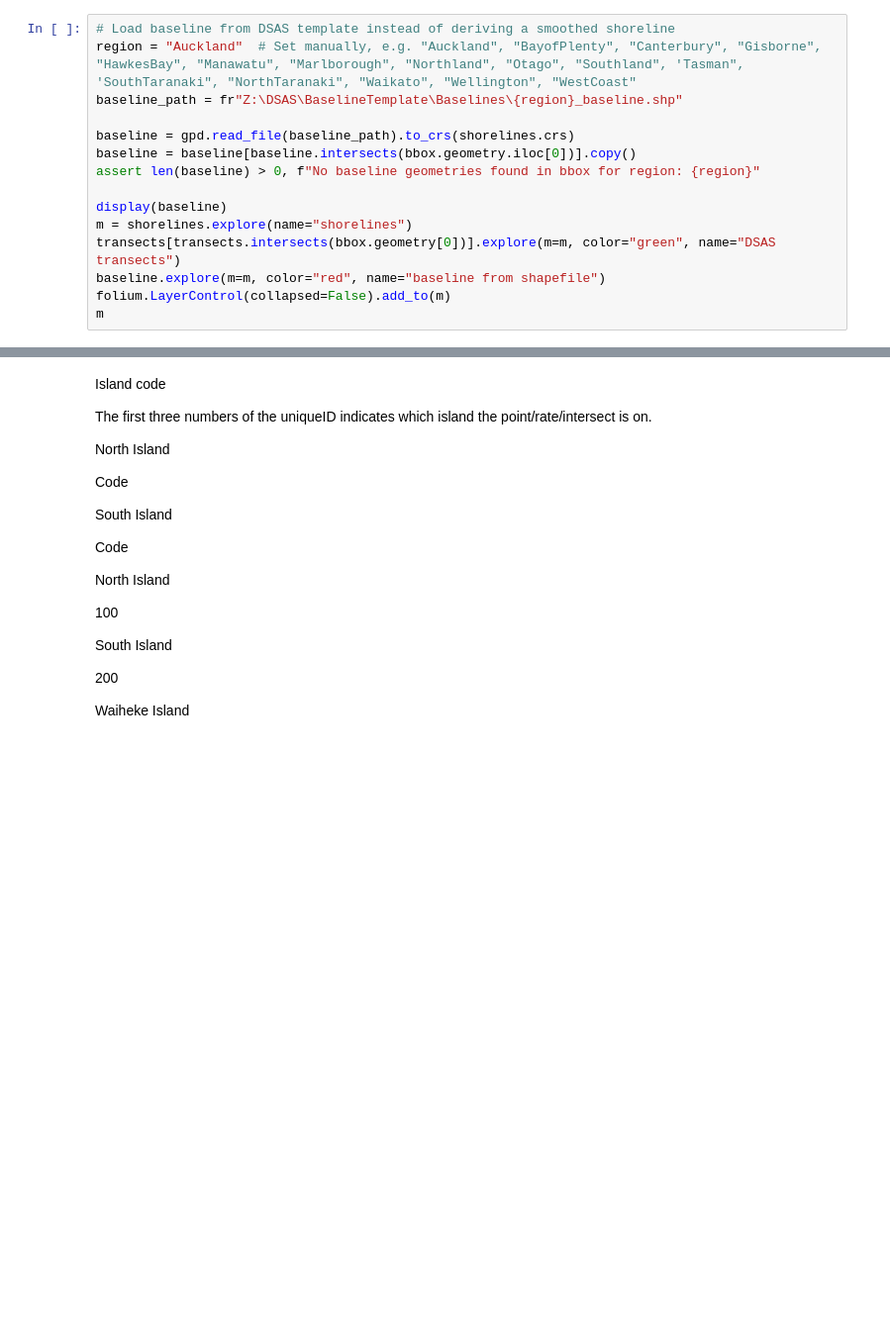
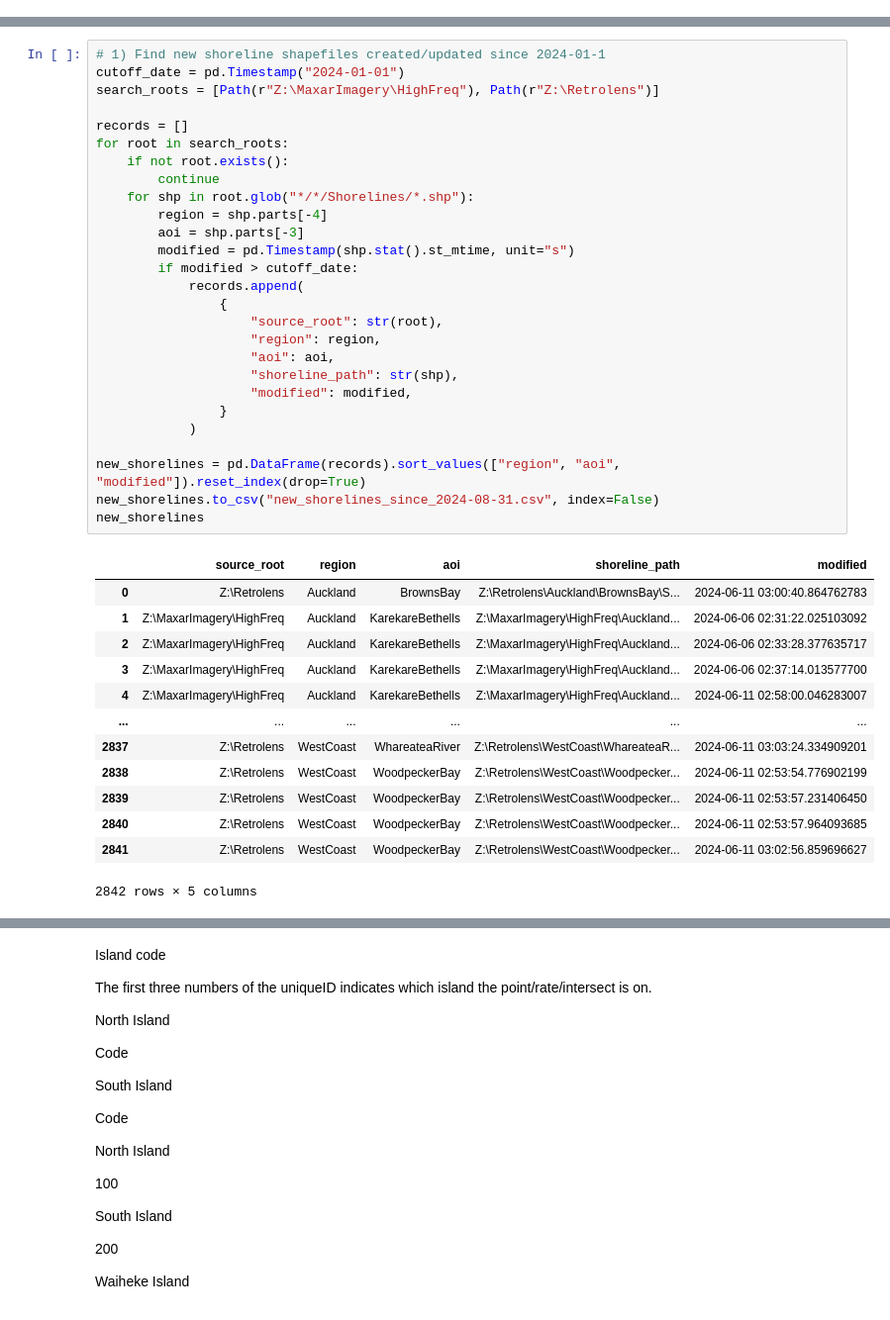
Before and after one commit to UoA-eResearch/retrolens, a Jupyter notebook: new_transects.ipynb, the cells around one changed output, grey strips where cells are left out. Shown at 99% size. Cells and saved outputs as stored; diff of their text form; blank space fills up the shorter version.

```diff
--- a/new_transects.ipynb
+++ b/new_transects.ipynb
@@ -62,15 +14,0 @@ bbox.boundary.explore(m=m)
-# %%
-# Load baseline from DSAS template instead of deriving a smoothed shoreline
-region = "Auckland"  # Set manually, e.g. "Auckland", "BayofPlenty", "Canterbury", "Gisborne", "HawkesBay", "Manawatu", "Marlborough", "Northland", "Otago", "Southland", 'Tasman", 'SouthTaranaki", "NorthTaranaki", "Waikato", "Wellington", "WestCoast"
-baseline_path = fr"Z:\DSAS\BaselineTemplate\Baselines\{region}_baseline.shp"
-
-baseline = gpd.read_file(baseline_path).to_crs(shorelines.crs)
-baseline = baseline[baseline.intersects(bbox.geometry.iloc[0])].copy()
-assert len(baseline) > 0, f"No baseline geometries found in bbox for region: {region}"
-
-display(baseline)
-m = shorelines.explore(name="shorelines")
-transects[transects.intersects(bbox.geometry[0])].explore(m=m, color="green", name="DSAS transects")
-baseline.explore(m=m, color="red", name="baseline from shapefile")
-folium.LayerControl(collapsed=False).add_to(m)
-m
@@ -131,0 +15,41 @@ m
+# %%
+# 1) Find new shoreline shapefiles created/updated since 2024-01-1
+cutoff_date = pd.Timestamp("2024-01-01")
+search_roots = [Path(r"Z:\MaxarImagery\HighFreq"), Path(r"Z:\Retrolens")]
+
+records = []
+for root in search_roots:
+    if not root.exists():
+        continue
+    for shp in root.glob("*/*/Shorelines/*.shp"):
+        region = shp.parts[-4]
+        aoi = shp.parts[-3]
+        modified = pd.Timestamp(shp.stat().st_mtime, unit="s")
+        if modified > cutoff_date:
+            records.append(
+                {
+                    "source_root": str(root),
+                    "region": region,
+                    "aoi": aoi,
+                    "shoreline_path": str(shp),
+                    "modified": modified,
+                }
+            )
+
+new_shorelines = pd.DataFrame(records).sort_values(["region", "aoi", "modified"]).reset_index(drop=True)
+new_shorelines.to_csv("new_shorelines_since_2024-08-31.csv", index=False)
+new_shorelines
+# %% [output]
+|  | source_root | region | aoi | shoreline_path | modified |
+| 0 | Z:\Retrolens | Auckland | BrownsBay | Z:\Retrolens\Auckland\BrownsBay\S... | 2024-06-11 03:00:40.864762783 |
+| 1 | Z:\MaxarImagery\HighFreq | Auckland | KarekareBethells | Z:\MaxarImagery\HighFreq\Auckland... | 2024-06-06 02:31:22.025103092 |
+| 2 | Z:\MaxarImagery\HighFreq | Auckland | KarekareBethells | Z:\MaxarImagery\HighFreq\Auckland... | 2024-06-06 02:33:28.377635717 |
+| 3 | Z:\MaxarImagery\HighFreq | Auckland | KarekareBethells | Z:\MaxarImagery\HighFreq\Auckland... | 2024-06-06 02:37:14.013577700 |
+| 4 | Z:\MaxarImagery\HighFreq | Auckland | KarekareBethells | Z:\MaxarImagery\HighFreq\Auckland... | 2024-06-11 02:58:00.046283007 |
+| ... | ... | ... | ... | ... | ... |
+| 2837 | Z:\Retrolens | WestCoast | WhareateaRiver | Z:\Retrolens\WestCoast\WhareateaR... | 2024-06-11 03:03:24.334909201 |
+| 2838 | Z:\Retrolens | WestCoast | WoodpeckerBay | Z:\Retrolens\WestCoast\Woodpecker... | 2024-06-11 02:53:54.776902199 |
+| 2839 | Z:\Retrolens | WestCoast | WoodpeckerBay | Z:\Retrolens\WestCoast\Woodpecker... | 2024-06-11 02:53:57.231406450 |
+| 2840 | Z:\Retrolens | WestCoast | WoodpeckerBay | Z:\Retrolens\WestCoast\Woodpecker... | 2024-06-11 02:53:57.964093685 |
+| 2841 | Z:\Retrolens | WestCoast | WoodpeckerBay | Z:\Retrolens\WestCoast\Woodpecker... | 2024-06-11 03:02:56.859696627 |
+2842 rows × 5 columns
```
Also changed, not shown: parts of 29 cells of this notebook.
